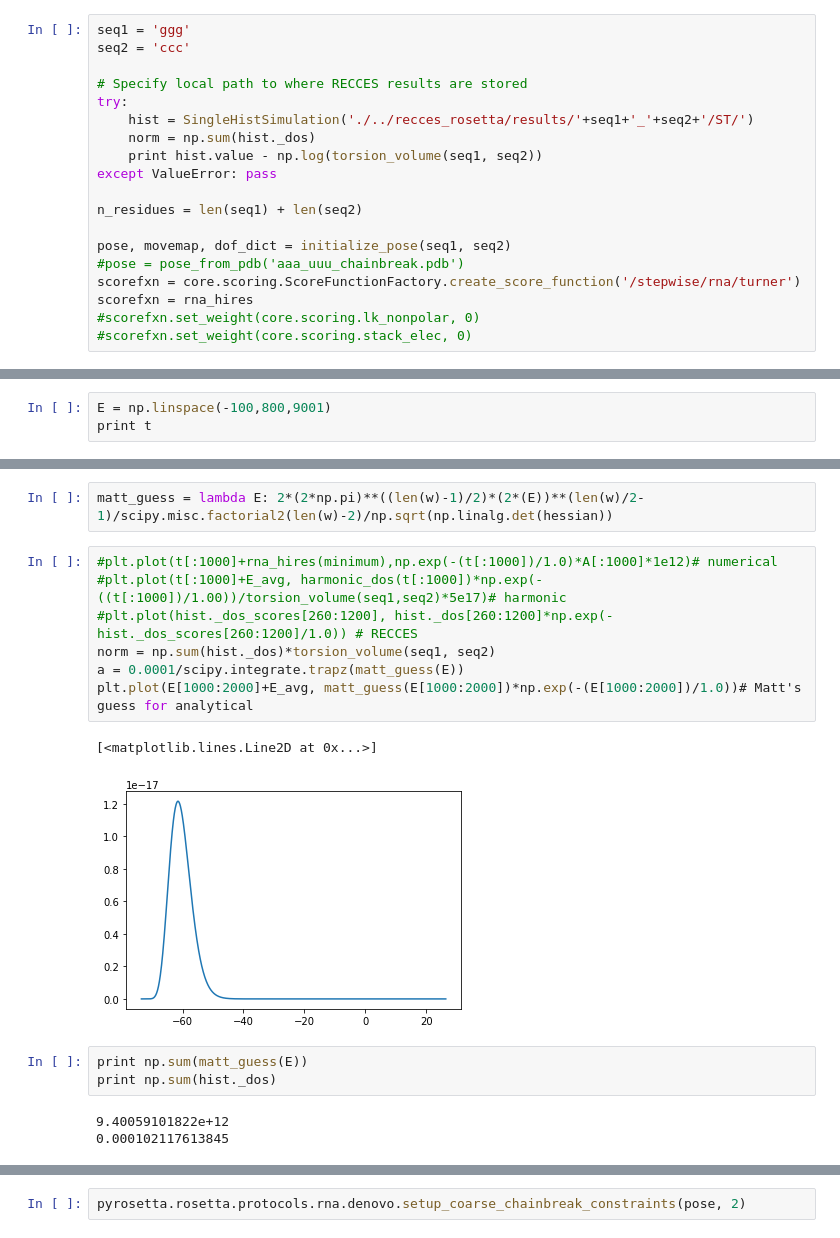
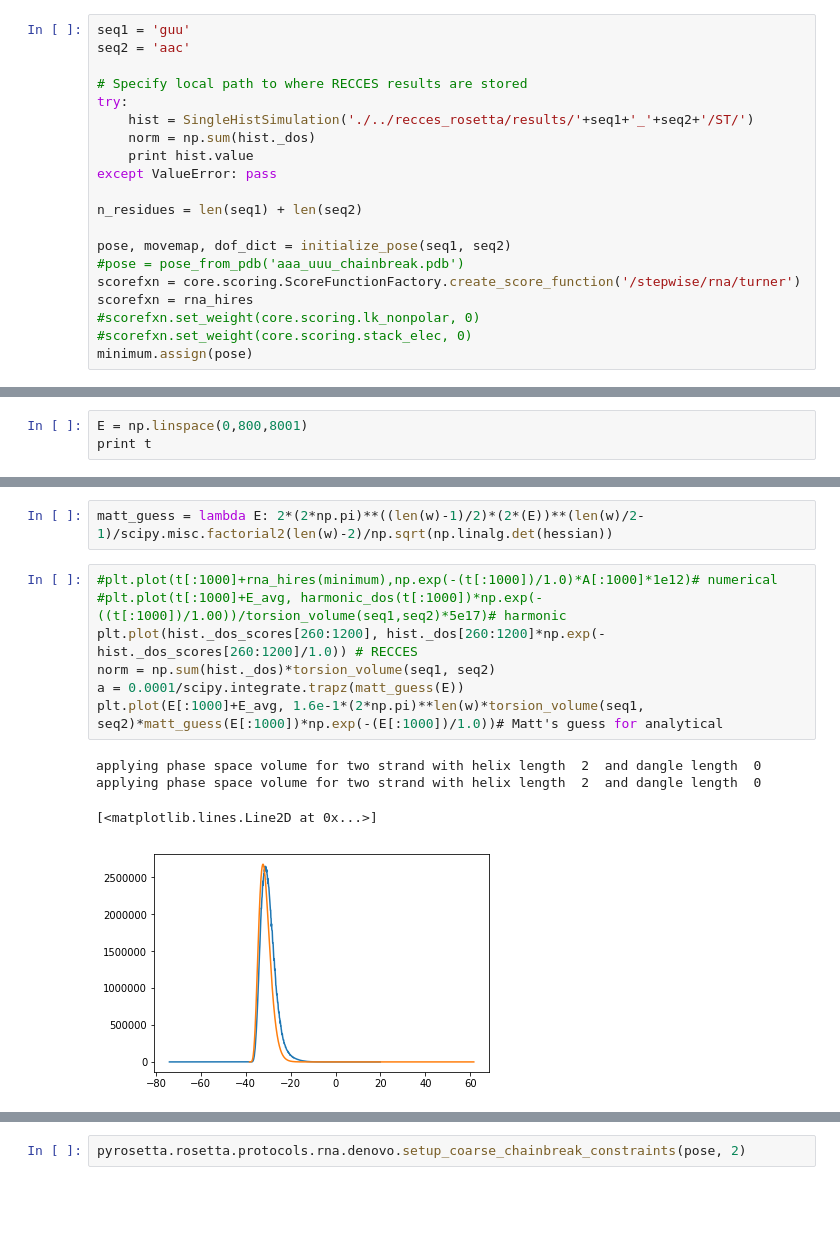
Before and after one commit to maa805/mining-minima, a Jupyter notebook: mining_minima_nucleic_acids.ipynb, the cells around one changed output, grey strips where cells are left out. Drawn from its saved outputs; the diff is of its cells as text; blank space fills up the shorter version.

```diff
--- a/mining_minima_nucleic_acids.ipynb
+++ b/mining_minima_nucleic_acids.ipynb
@@ -171,12 +210,12 @@ def mode_scan(pose, dofs, dof_dict, scorefxn, mode, kT = 1.0, h = 0.5):
 # %%
-seq1 = 'ggg'
-seq2 = 'ccc'
+seq1 = 'guu'
+seq2 = 'aac'
 
 # Specify local path to where RECCES results are stored
 try:
     hist = SingleHistSimulation('./../recces_rosetta/results/'+seq1+'_'+seq2+'/ST/')
     norm = np.sum(hist._dos)
-    print hist.value - np.log(torsion_volume(seq1, seq2))
+    print hist.value
 except ValueError: pass
 
 n_residues = len(seq1) + len(seq2)
@@ -187,4 +226,5 @@ scorefxn = core.scoring.ScoreFunctionFactory.create_score_function('/stepwise/rn
 scorefxn = rna_hires
 #scorefxn.set_weight(core.scoring.lk_nonpolar, 0)
 #scorefxn.set_weight(core.scoring.stack_elec, 0)
+minimum.assign(pose)
 # %% [output]
@@ -474,6 +525,6 @@ from recces.util import *
 from recces.data import *
 curr_wt = [0.73, 0.1, 0.0071, 0, 4.26, 2.46, 0.25, 0, 1.54, 4.54]
 # %%
-E = np.linspace(-100,800,9001)
+E = np.linspace(0,800,8001)
 print t
 # %% [output]
@@ -493,19 +539,15 @@ matt_guess = lambda E: 2*(2*np.pi)**((len(w)-1)/2)*(2*(E))**(len(w)/2-1)/scipy.m
 # %%
 #plt.plot(t[:1000]+rna_hires(minimum),np.exp(-(t[:1000])/1.0)*A[:1000]*1e12)# numerical
 #plt.plot(t[:1000]+E_avg, harmonic_dos(t[:1000])*np.exp(-((t[:1000])/1.00))/torsion_volume(seq1,seq2)*5e17)# harmonic
-#plt.plot(hist._dos_scores[260:1200], hist._dos[260:1200]*np.exp(-hist._dos_scores[260:1200]/1.0)) # RECCES
+plt.plot(hist._dos_scores[260:1200], hist._dos[260:1200]*np.exp(-hist._dos_scores[260:1200]/1.0)) # RECCES
 norm = np.sum(hist._dos)*torsion_volume(seq1, seq2)
 a = 0.0001/scipy.integrate.trapz(matt_guess(E))
-plt.plot(E[1000:2000]+E_avg, matt_guess(E[1000:2000])*np.exp(-(E[1000:2000])/1.0))# Matt's guess for analytical
+plt.plot(E[:1000]+E_avg, 1.6e-1*(2*np.pi)**len(w)*torsion_volume(seq1, seq2)*matt_guess(E[:1000])*np.exp(-(E[:1000])/1.0))# Matt's guess for analytical
 # %% [output]
-[<matplotlib.lines.Line2D at 0x...>]
+applying phase space volume for two strand with helix length  2  and dangle length  0
+applying phase space volume for two strand with helix length  2  and dangle length  0
+[<matplotlib.lines.Line2D at 0x...>]
-[figure, old version]
+[figure, new version]
-# %%
-print np.sum(matt_guess(E))
-print np.sum(hist._dos)
-# %% [output]
-9.40059101822e+12
-0.000102117613845
 # %%
 print hist._dos_scores
 dos_scores = np.array(hist._dos_scores)
```
Also changed, not shown: parts of 57 cells of this notebook.
